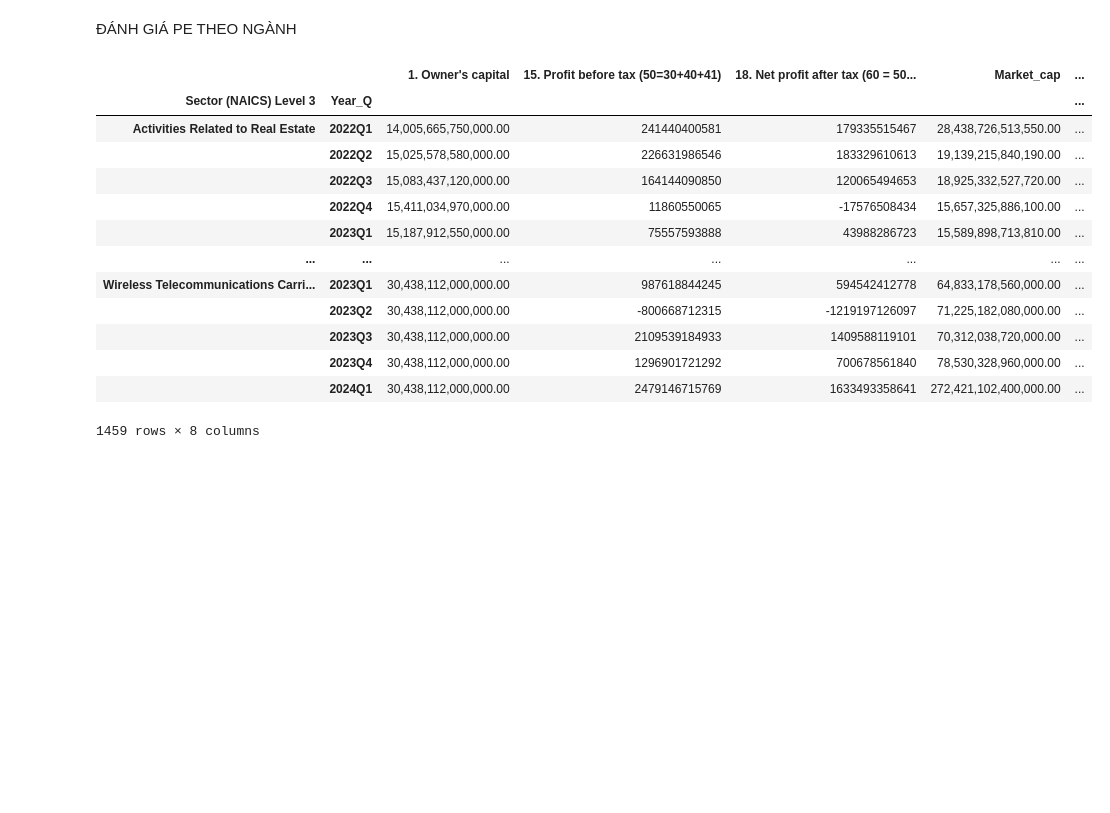
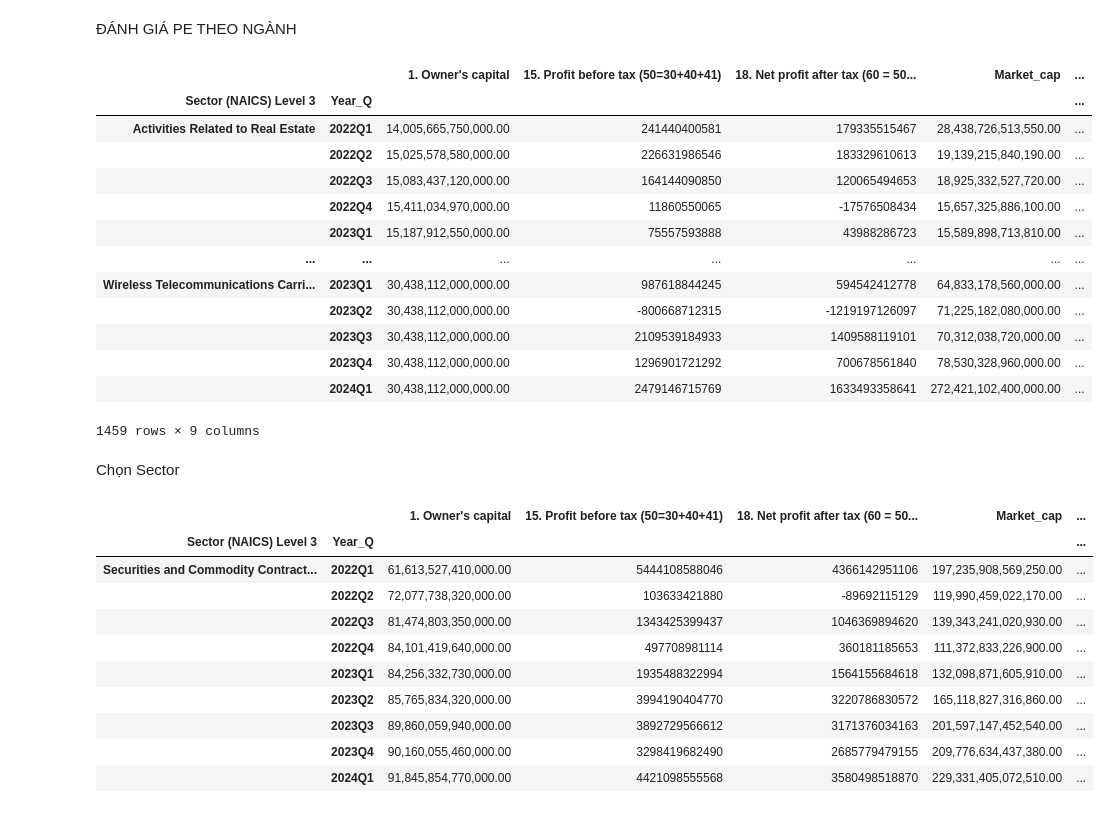
Before and after one commit to mrtotet/Statement_analyst_all_3, a Jupyter notebook: notebooks/data_from_vietstock/analyst.ipynb, the cells around one changed output. Saved outputs shown, nothing was run; the diff lists cells and outputs as text; code cells hidden in the pictures; blank space fills up the shorter version.

```diff
--- a/notebooks/data_from_vietstock/analyst.ipynb
+++ b/notebooks/data_from_vietstock/analyst.ipynb
@@ -103,7 +103,8 @@ Exchange_BCTC_None
 ĐÁNH GIÁ PE THEO NGÀNH
 # %%
 Sector_BCTC = BCTC.groupby(['Sector (NAICS) Level 3','Year_Q'])[["1. Owner's capital ",'15. Profit before tax (50=30+40+41)','18. Net profit after tax  (60 = 50 - 51 - 52)','Market_cap']].sum()
-Sector_BCTC['EPS'] = Sector_BCTC['18. Net profit after tax  (60 = 50 - 51 - 52)']/(Sector_BCTC["1. Owner's capital "]/10000)
+Sector_BCTC['EPS_quarter'] = Sector_BCTC['18. Net profit after tax  (60 = 50 - 51 - 52)']/(Sector_BCTC["1. Owner's capital "]/10000)
+Sector_BCTC['Rolling_EPS_4Q'] = Sector_BCTC.groupby('Sector (NAICS) Level 3')['EPS_quarter'].rolling(4).sum().reset_index(level=0, drop=True)
 Sector_BCTC['PE_quarter'] = Sector_BCTC['Market_cap']/(Sector_BCTC['18. Net profit after tax  (60 = 50 - 51 - 52)'])
 Sector_BCTC['Rolling_Profit_4Q'] = Sector_BCTC.groupby('Sector (NAICS) Level 3')['18. Net profit after tax  (60 = 50 - 51 - 52)'].rolling(4).sum().reset_index(level=0, drop=True)
 Sector_BCTC['Rolling_PE_4Q'] = Sector_BCTC['Market_cap']/Sector_BCTC['Rolling_Profit_4Q']
@@ -122,4 +123,21 @@ Sector_BCTC
 |  | 2023Q3 | 30,438,112,000,000.00 | 2109539184933 | 1409588119101 | 70,312,038,720,000.00 | ... |
 |  | 2023Q4 | 30,438,112,000,000.00 | 1296901721292 | 700678561840 | 78,530,328,960,000.00 | ... |
 |  | 2024Q1 | 30,438,112,000,000.00 | 2479146715769 | 1633493358641 | 272,421,102,400,000.00 | ... |
-1459 rows × 8 columns
+1459 rows × 9 columns
+# %% [markdown]
+Chọn Sector
+# %%
+Choose_sector_overview = Sector_BCTC.loc[['Securities and Commodity Contracts Intermediation and Brokerage']]
+Choose_sector_overview
+# %% [output]
+|  |  | 1. Owner's capital | 15. Profit before tax (50=30+40+41) | 18. Net profit after tax (60 = 50... | Market_cap | ... |
+| Sector (NAICS) Level 3 | Year_Q |  |  |  |  | ... |
+| Securities and Commodity Contract... | 2022Q1 | 61,613,527,410,000.00 | 5444108588046 | 4366142951106 | 197,235,908,569,250.00 | ... |
+|  | 2022Q2 | 72,077,738,320,000.00 | 103633421880 | -89692115129 | 119,990,459,022,170.00 | ... |
+|  | 2022Q3 | 81,474,803,350,000.00 | 1343425399437 | 1046369894620 | 139,343,241,020,930.00 | ... |
+|  | 2022Q4 | 84,101,419,640,000.00 | 497708981114 | 360181185653 | 111,372,833,226,900.00 | ... |
+|  | 2023Q1 | 84,256,332,730,000.00 | 1935488322994 | 1564155684618 | 132,098,871,605,910.00 | ... |
+|  | 2023Q2 | 85,765,834,320,000.00 | 3994190404770 | 3220786830572 | 165,118,827,316,860.00 | ... |
+|  | 2023Q3 | 89,860,059,940,000.00 | 3892729566612 | 3171376034163 | 201,597,147,452,540.00 | ... |
+|  | 2023Q4 | 90,160,055,460,000.00 | 3298419682490 | 2685779479155 | 209,776,634,437,380.00 | ... |
+|  | 2024Q1 | 91,845,854,770,000.00 | 4421098555568 | 3580498518870 | 229,331,405,072,510.00 | ... |
```
Also changed, not shown: parts of 1 cell of this notebook.
